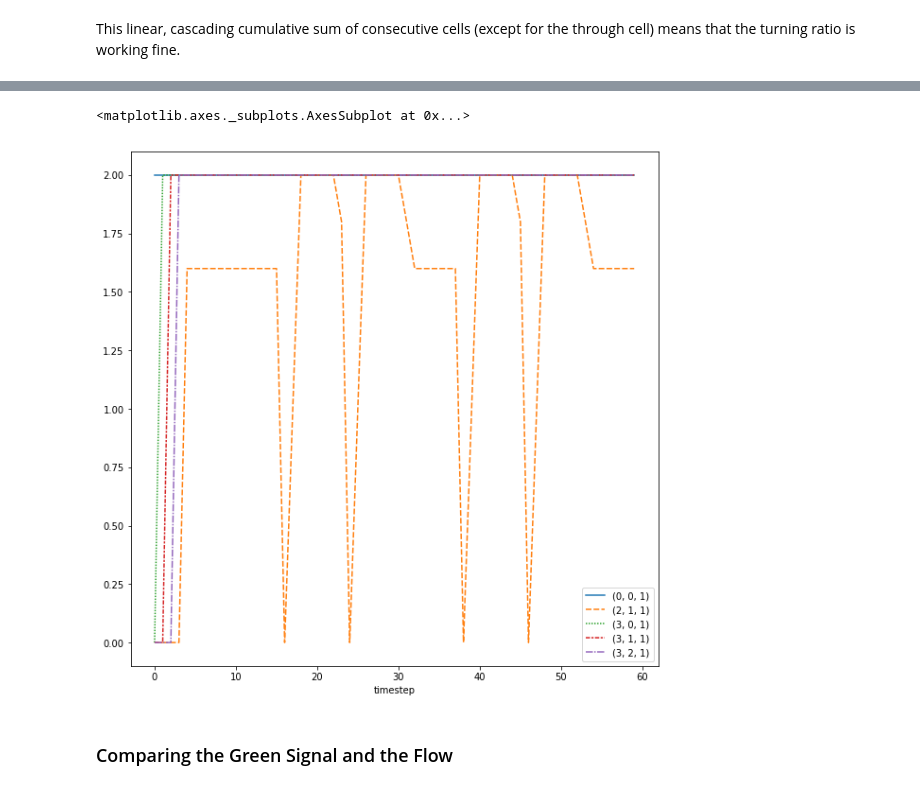
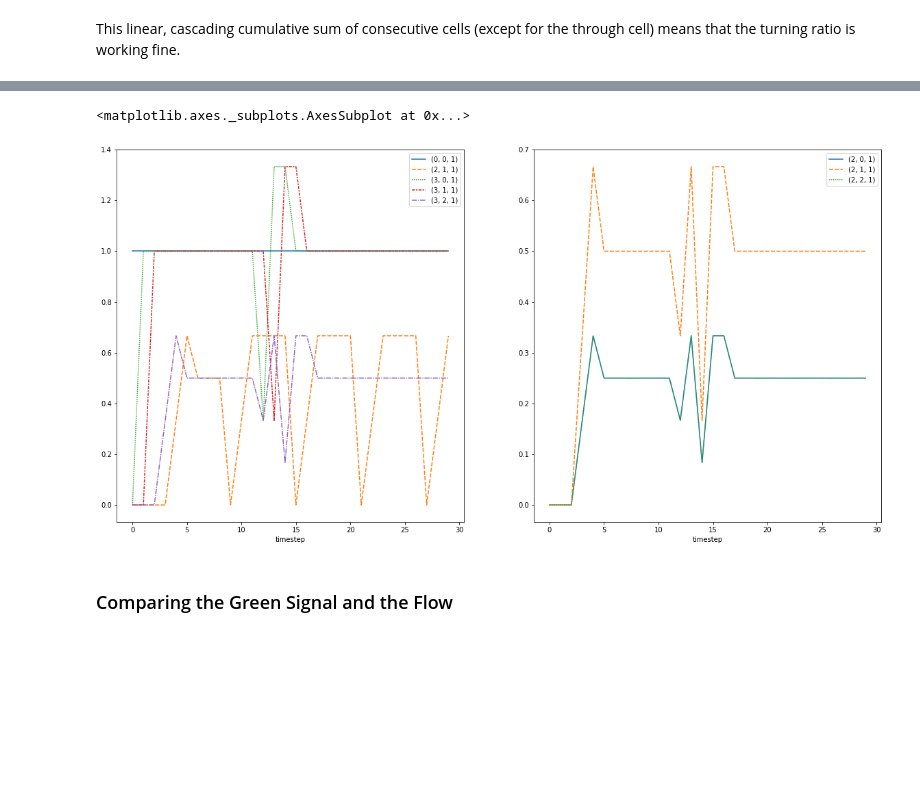
Before and after one commit to DEGABGED/linear_solver, a Jupyter notebook: CTM MILP (Delay, Constraints 1-5, CTMModels Module).ipynb, the cells around one changed output, grey strips where cells are left out. Cells and saved outputs as stored; diff of their text form; code cells hidden in the pictures; blank space fills up the shorter version.

```diff
--- a/CTM MILP (Delay, Constraints 1-5, CTMModels Module).ipynb
+++ b/CTM MILP (Delay, Constraints 1-5, CTMModels Module).ipynb
@@ -23,7 +24,7 @@ Timesteps : Running Time
 # %% [markdown]
 ## Using the Module
 # %%
-model = Constraint5Model(time_step=1, time_range=60, g_min=6, g_max=20, demand=1800)
+model = Constraint5Model(sat_flow_rate=600, demand=450)
 model.generate()
 # %%
 model._constraints.keys()
@@ -79,16 +85,21 @@ sns.lineplot(data=df_x_approach.cumsum())
 # %% [markdown]
 This linear, cascading cumulative sum of consecutive cells (except for the through cell) means that the turning ratio is working fine.
 # %%
-df_y_source = df_y[df_y.cell_from == (CELL_SOURCE,0,1)].groupby(['cell_from', 'timestep']).agg({'flow': 'sum'}).sort_values(by='timestep')
-df_y_normal0 = df_y[df_y.cell_from == (CELL_NORMAL,0,1)].groupby(['cell_from', 'timestep']).agg({'flow': 'sum'}).sort_values(by='timestep')
-df_y_normal1 = df_y[df_y.cell_from == (CELL_NORMAL,1,1)].groupby(['cell_from', 'timestep']).agg({'flow': 'sum'}).sort_values(by='timestep')
-df_y_normal2 = df_y[df_y.cell_from == (CELL_NORMAL,2,1)].groupby(['cell_from', 'timestep']).agg({'flow': 'sum'}).sort_values(by='timestep')
-df_y_normal2 = df_y[df_y.cell_from == (CELL_NORMAL,2,1)].groupby(['cell_from', 'timestep']).agg({'flow': 'sum'}).sort_values(by='timestep')
-df_y_left = df_y[df_y.cell_from == (CELL_MOVEMENT,THROUGH_TURN,1)].groupby(['cell_from', 'timestep']).agg({'flow': 'sum'}).sort_values(by='timestep')
-df_y_sink = df_y[df_y.cell_from == model.S[(CELL_MOVEMENT,THROUGH_TURN,1)][0]].groupby(['cell_from', 'timestep']).agg({'flow': 'sum'}).sort_values(by='timestep')
+df_y_normal0 = df_y[df_y.cell_from == (CELL_SOURCE,0,1)].groupby(['cell_from', 'timestep']).agg({'flow': 'sum'}).sort_values(by='timestep')
+df_y_normal1 = df_y[df_y.cell_from == (CELL_NORMAL,0,1)].groupby(['cell_from', 'timestep']).agg({'flow': 'sum'}).sort_values(by='timestep')
+df_y_normal2 = df_y[df_y.cell_from == (CELL_NORMAL,1,1)].groupby(['cell_from', 'timestep']).agg({'flow': 'sum'}).sort_values(by='timestep')
 
-df_y_approach = df_y_source.append(df_y_normal1).append(df_y_normal2).append(df_y_normal0).append(df_y_left).append(df_y_sink)
+df_y_ltr = df_y[df_y.cell_from == (CELL_NORMAL,2,1)].groupby(['cell_to', 'timestep']).agg({'flow': 'sum'}).sort_values(by='timestep').reset_index()
+
+df_y_through = df_y_ltr[df_y_ltr.cell_to == (CELL_MOVEMENT,THROUGH_TURN,1)]
+df_y_through['cell_from'] = [(CELL_NORMAL,2,1)] * df_y_through.shape[0]
+df_y_through = df_y_through[['cell_from', 'timestep', 'flow']].set_index(['cell_from', 'timestep'])
+
+df_y_sink = df_y[df_y.cell_from == (CELL_MOVEMENT,THROUGH_TURN,1)].groupby(['cell_from', 'timestep']).agg({'flow': 'sum'}).sort_values(by='timestep')
+
+df_y_approach = df_y_normal0.append(df_y_normal1).append(df_y_normal2).append(df_y_through).append(df_y_sink)
 df_y_approach.reset_index(inplace=True)
 df_y_approach = df_y_approach.pivot(index='timestep', columns='cell_from', values='flow')
-df_y_approach
+
+df_y_movement = df_y_ltr.pivot(index='timestep', columns='cell_to', values='flow')
 # %% [output]
@@ -113,9 +110,10 @@ df_y_approach
 # %%
-_, ax = plt.subplots(figsize=(10,10))
-sns.lineplot(data=df_y_approach)
+_, axs = plt.subplots(1,2,figsize=(20,10))
+sns.lineplot(data=df_y_approach, ax=axs[0])
+sns.lineplot(data=df_y_movement, ax=axs[1])
 # %% [output]
 <matplotlib.axes._subplots.AxesSubplot at 0x...>
-[figure, old version]
+[figure, new version]
 # %% [markdown]
 ### Comparing the Green Signal and the Flow
 # %%
```
Also changed, not shown: parts of 7 cells of this notebook, 4 other files.
